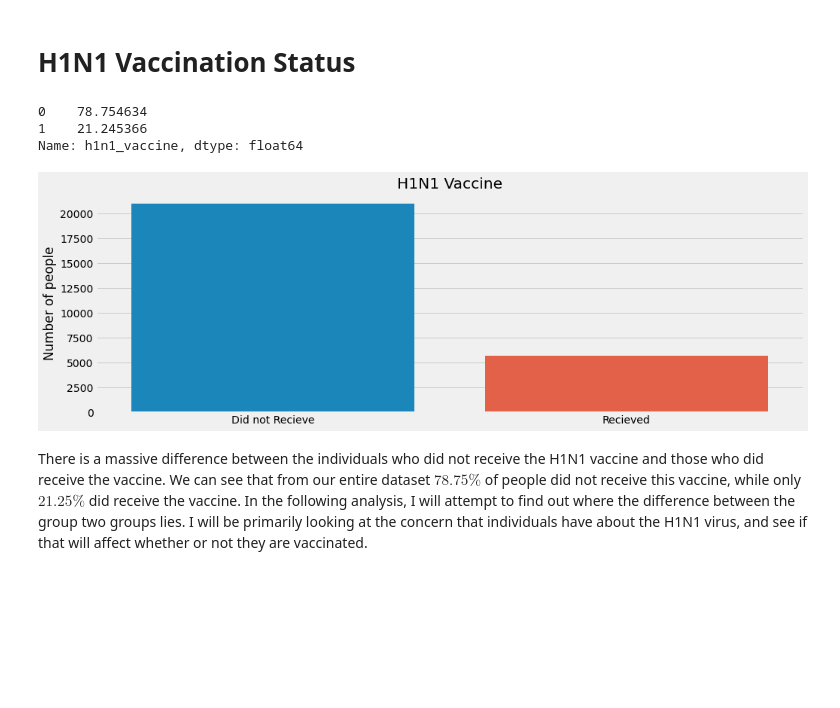
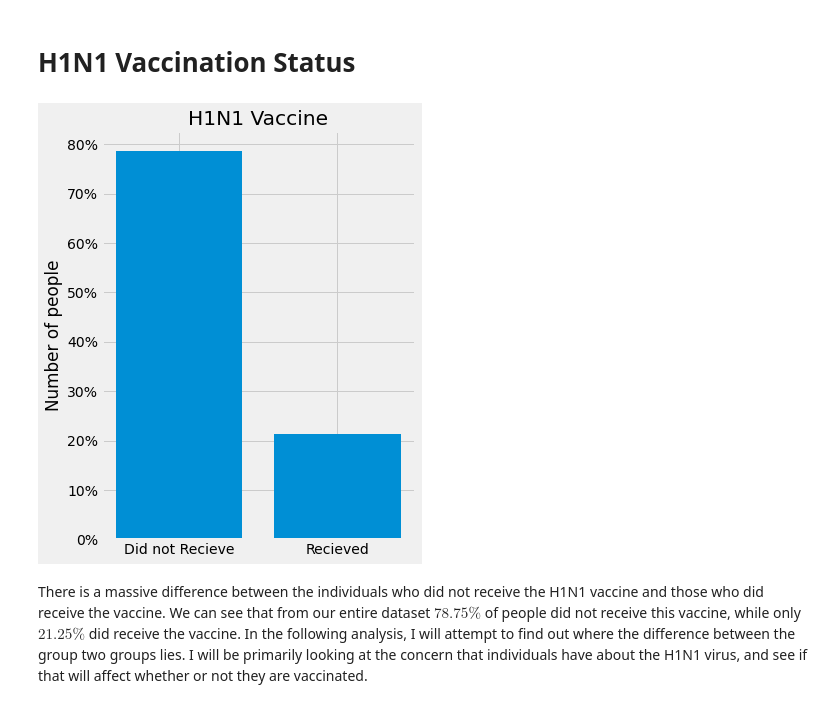
Before and after one commit to mankah/Capstone, a Jupyter notebook: H1N1_analysis_models/00_H1N1_Analysis.ipynb, the cells around one changed output. Saved outputs shown, nothing was run; the diff lists cells and outputs as text; code cells hidden in the pictures; blank space fills up the shorter version.

```diff
--- a/H1N1_analysis_models/00_H1N1_Analysis.ipynb
+++ b/H1N1_analysis_models/00_H1N1_Analysis.ipynb
@@ -110,21 +110,19 @@ df.head()
 # %% [markdown]
 # H1N1 Vaccination Status
 # %%
-df.h1n1_vaccine.value_counts(normalize=True)*100
+h1n1_status = df.h1n1_vaccine.value_counts(normalize=True)
-# %% [output]
-0    78.754634
-1    21.245366
-Name: h1n1_vaccine, dtype: float64
 # %%
-fig, ax = plt.subplots(figsize=(15, 5))
+fig, ax = plt.subplots(figsize=(5, 7))
 
-sns.countplot(df.h1n1_vaccine)
+x = ['Did not Recieve', 'Recieved']
+plt.bar(h1n1_status.index, h1n1_status.values)
 plt.title('H1N1 Vaccine')
 plt.xlabel('')
 plt.ylabel('Number of people')
-ax.set_xticklabels(['Did not Recieve', 'Recieved']);
+ax.yaxis.set_major_formatter(mtick.PercentFormatter(1.0))
+plt.xticks(ticks=h1n1_status.index, labels=x);
 # %% [output]
-[figure, old version]
+[figure, new version]
 # %% [markdown]
 There is a massive difference between the individuals who did not receive the H1N1 vaccine and those who did receive the vaccine. We can see that from our entire dataset $78.75\%$ of people did not receive this vaccine, while only $21.25\%$ did receive the vaccine. In the following analysis, I will attempt to find out where the difference between the group two groups lies. I will be primarily looking at the concern that individuals have about the H1N1 virus, and see if that will affect whether or not they are vaccinated.
 # %% [markdown]
```
Also changed, not shown: parts of 5 cells of this notebook, 1 other file.
